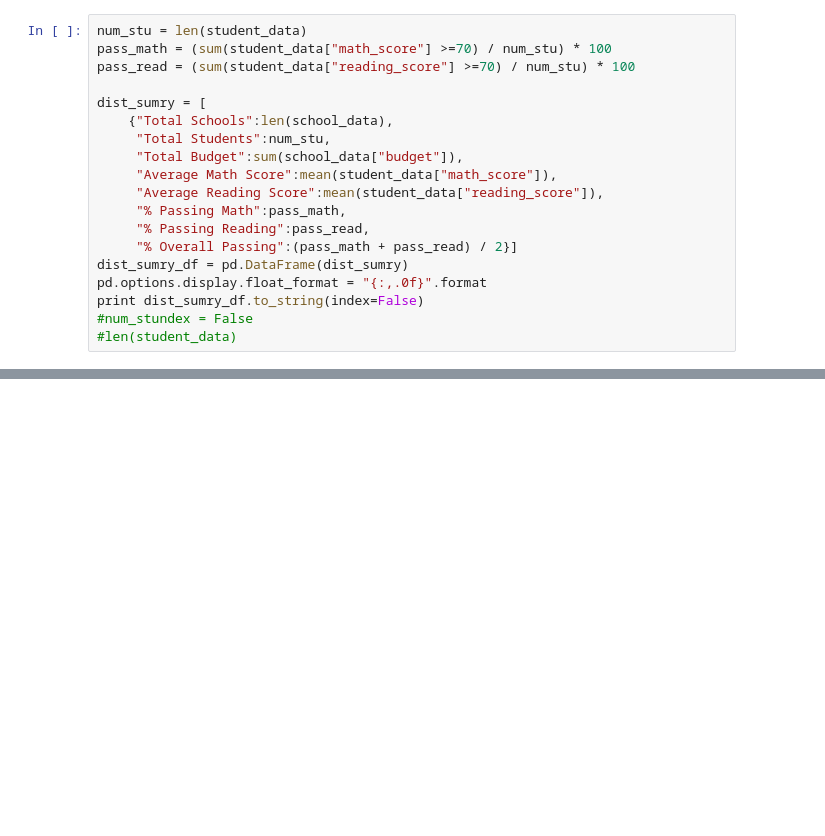
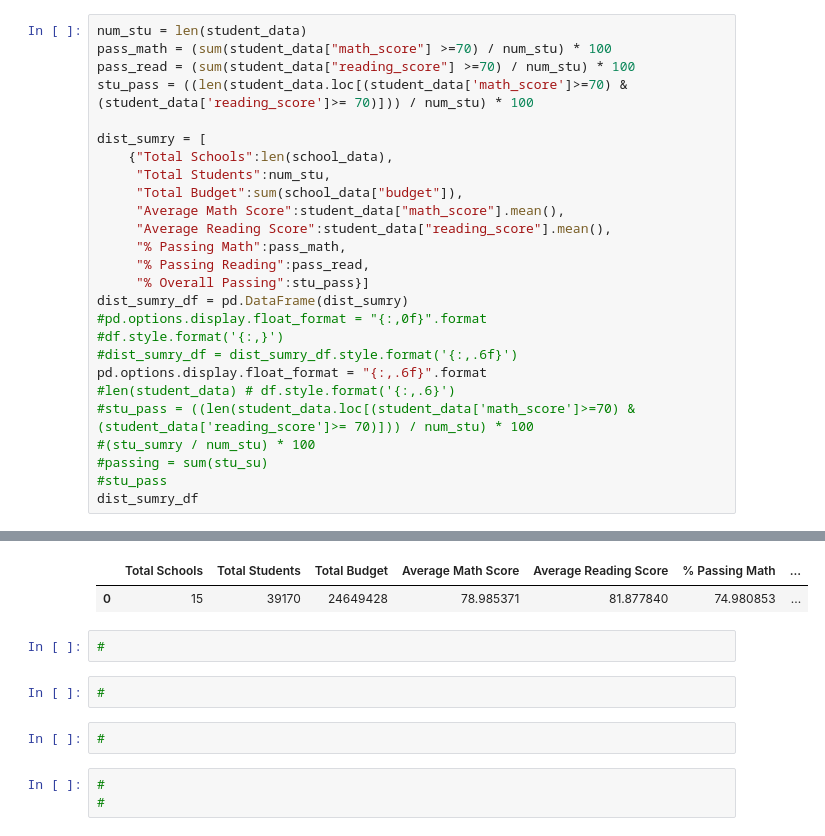
Before and after one commit to usa4148/pandas-challenge, a Jupyter notebook: PyCitySchools/test1.ipynb, the cells around one changed output, grey strips where cells are left out. Drawn from its saved outputs; the diff is of its cells as text; blank space fills up the shorter version.

Commit message:
Dist summary good2 and temp1 notebook

```diff
--- a/PyCitySchools/test1.ipynb
+++ b/PyCitySchools/test1.ipynb
@@ -26,19 +26,26 @@ school_data_complete.head()
 num_stu = len(student_data)
 pass_math = (sum(student_data["math_score"] >=70) / num_stu) * 100
 pass_read = (sum(student_data["reading_score"] >=70) / num_stu) * 100
+stu_pass = ((len(student_data.loc[(student_data['math_score']>=70) & (student_data['reading_score']>= 70)])) / num_stu) * 100
 
 dist_sumry = [
     {"Total Schools":len(school_data),
      "Total Students":num_stu,
      "Total Budget":sum(school_data["budget"]),
-     "Average Math Score":mean(student_data["math_score"]),
-     "Average Reading Score":mean(student_data["reading_score"]),
+     "Average Math Score":student_data["math_score"].mean(),
+     "Average Reading Score":student_data["reading_score"].mean(),
      "% Passing Math":pass_math,
      "% Passing Reading":pass_read,
-     "% Overall Passing":(pass_math + pass_read) / 2}]
+     "% Overall Passing":stu_pass}]
 dist_sumry_df = pd.DataFrame(dist_sumry)
-pd.options.display.float_format = "{:,.0f}".format
-print dist_sumry_df.to_string(index=False)
-#num_stundex = False
-#len(student_data)
+#pd.options.display.float_format = "{:,0f}".format
+#df.style.format('{:,}')
+#dist_sumry_df = dist_sumry_df.style.format('{:,.6f}')
+pd.options.display.float_format = "{:,.6f}".format
+#len(student_data) # df.style.format('{:,.6}')
+#stu_pass = ((len(student_data.loc[(student_data['math_score']>=70) & (student_data['reading_score']>= 70)])) / num_stu) * 100
+#(stu_sumry / num_stu) * 100
+#passing = sum(stu_su)
+#stu_pass
+dist_sumry_df
 # %% [output]
@@ -45,0 +52,11 @@ SyntaxError: invalid syntax (<ipython-input-75-e85cc34a9ce9>, line 16)
+|  | Total Schools | Total Students | Total Budget | Average Math Score | Average Reading Score | % Passing Math | ... |
+| 0 | 15 | 39170 | 24649428 | 78.985371 | 81.877840 | 74.980853 | ... |
+# %%
+#
+# %%
+#
+# %%
+#
+# %%
+#
+#
```
Also changed, not shown: parts of 2 cells of this notebook, 1 other file.
